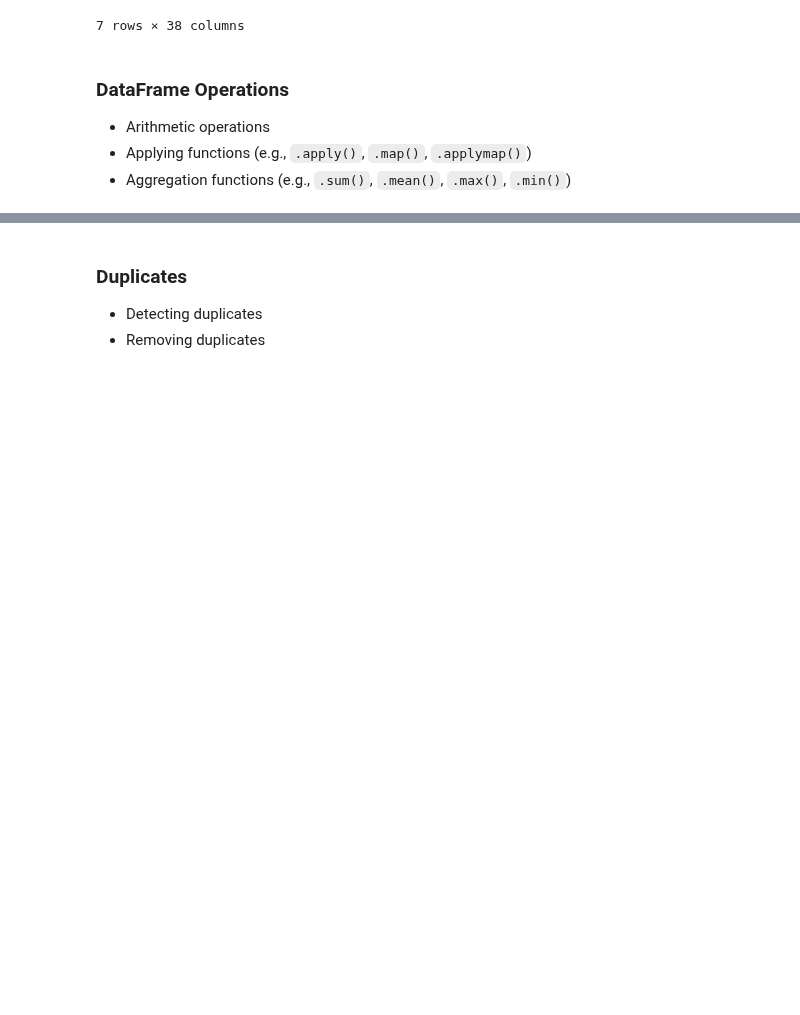
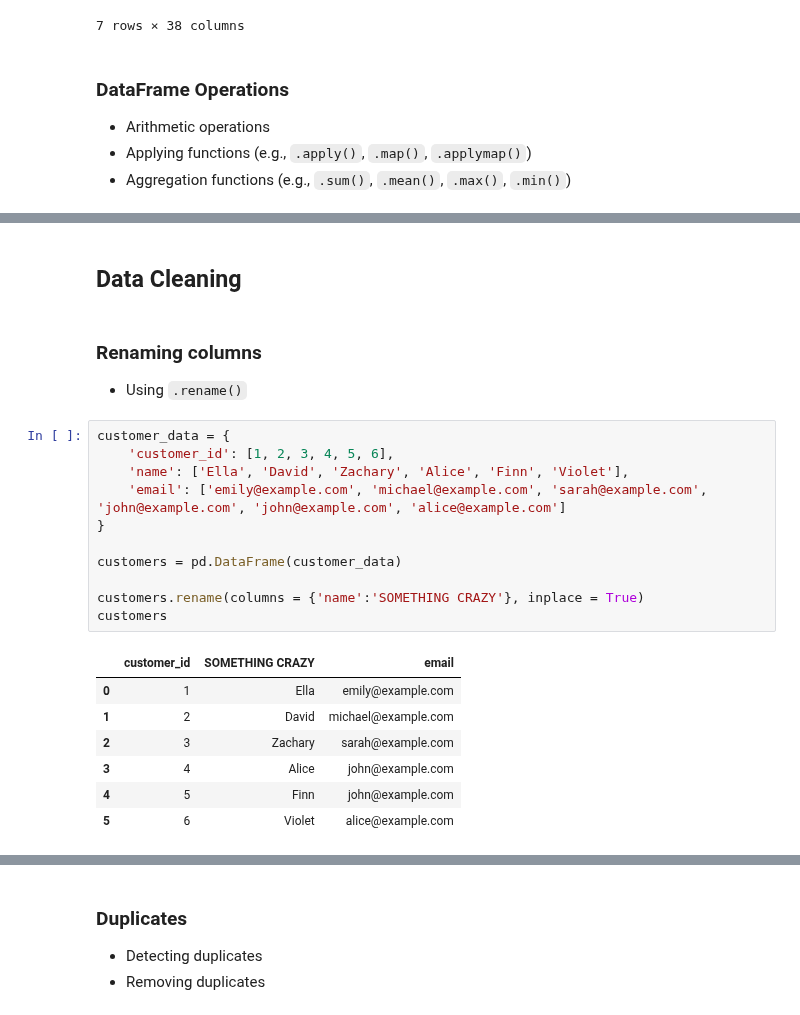
Before and after one commit to tjyana/coding-challenges, a Jupyter notebook: pandas-notebook.ipynb, the cells around one changed output, grey strips where cells are left out. Saved outputs shown, nothing was run; the diff lists cells and outputs as text; blank space fills up the shorter version.

```diff
--- a/pandas-notebook.ipynb
+++ b/pandas-notebook.ipynb
@@ -317,0 +270,24 @@ df[df['Distance'] > 5]
+# %% [markdown]
+## Data Cleaning
+# %% [markdown]
+### Renaming columns
+- Using `.rename()`
+# %%
+customer_data = {
+    'customer_id': [1, 2, 3, 4, 5, 6],
+    'name': ['Ella', 'David', 'Zachary', 'Alice', 'Finn', 'Violet'],
+    'email': ['emily@example.com', 'michael@example.com', 'sarah@example.com', 'john@example.com', 'john@example.com', 'alice@example.com']
+}
+
+customers = pd.DataFrame(customer_data)
+
+customers.rename(columns = {'name':'SOMETHING CRAZY'}, inplace = True)
+customers
+# %% [output]
+|  | customer_id | SOMETHING CRAZY | email |
+| 0 | 1 | Ella | emily@example.com |
+| 1 | 2 | David | michael@example.com |
+| 2 | 3 | Zachary | sarah@example.com |
+| 3 | 4 | Alice | john@example.com |
+| 4 | 5 | Finn | john@example.com |
+| 5 | 6 | Violet | alice@example.com |
```
Also changed, not shown: parts of 16 cells of this notebook, 1 other file.
